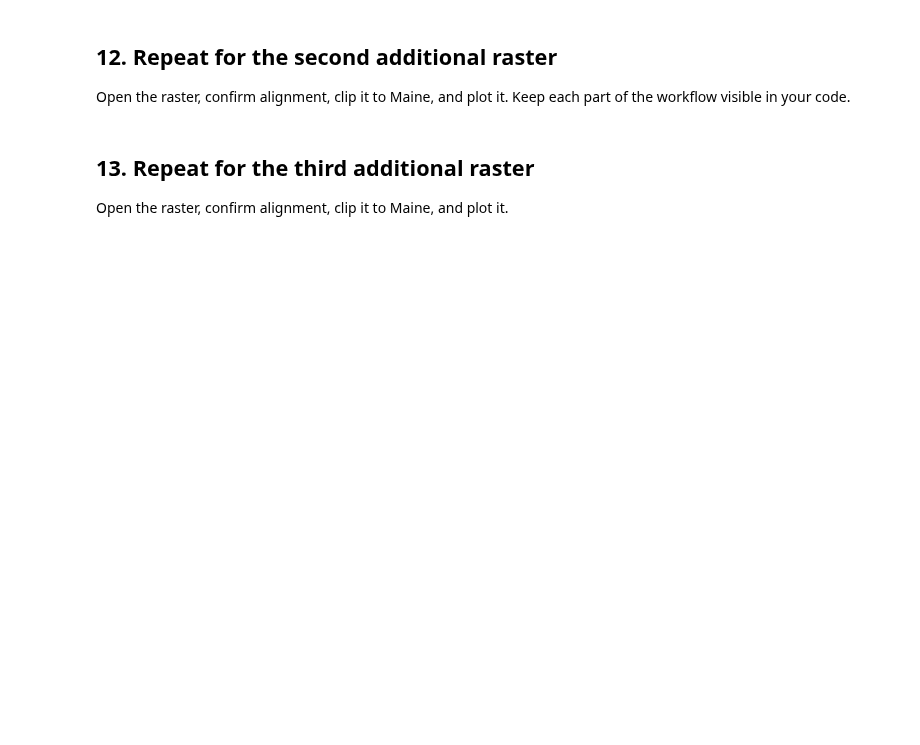
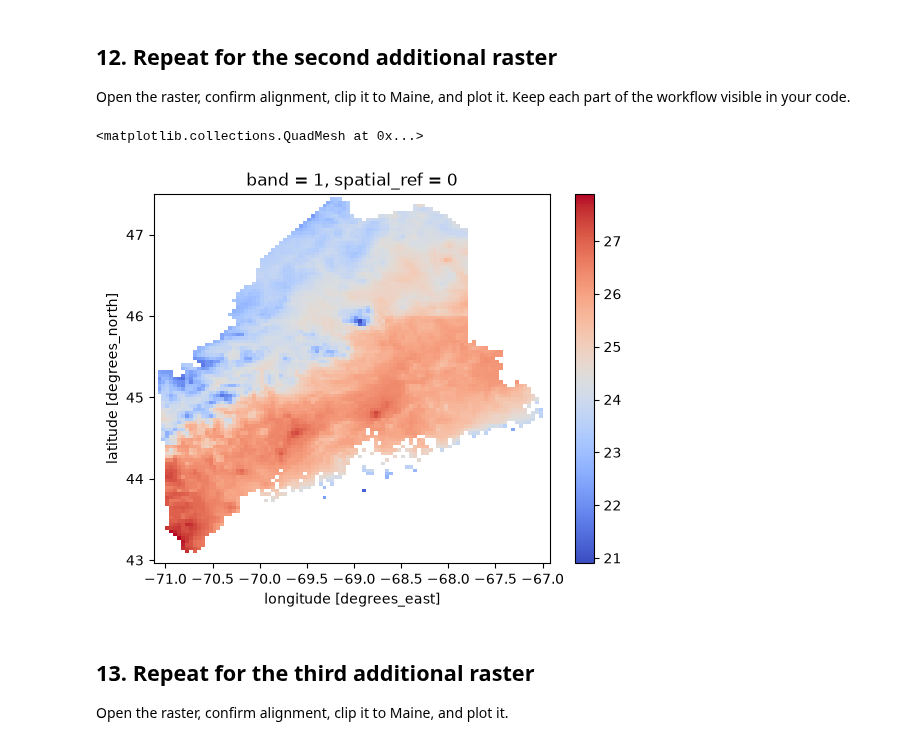
Before and after one commit to drewgutt/BIO597-SpatialBiodiversity, a Jupyter notebook: docs/assignments/Assignment-05-RasterData.ipynb, the cells around one changed output. Saved outputs shown, nothing was run; the diff lists cells and outputs as text; code cells hidden in the pictures; blank space fills up the shorter version.

```diff
--- a/docs/assignments/Assignment-05-RasterData.ipynb
+++ b/docs/assignments/Assignment-05-RasterData.ipynb
@@ -139,6 +253,32 @@ Use the same clipping settings as BIO1. Plot the Maine result with an appropriat
 Open the raster, confirm alignment, clip it to Maine, and plot it. Keep each part of the workflow visible in your code.
 # %%
 # Complete the workflow for the second additional raster.
+
+
+bioclim_path = Path("/home/jovyan/shared/bioclim")
+bio5_path = bioclim_path / "wc2.1_2.5m_bio_5.tif"
+
+bio5 = rxr.open_rasterio(
+    bio5_path,
+    masked=True,
+)
+
+
+
+
+bio5_maine = bio5.rio.clip(
+    maine_boundary.geometry,
+    maine_boundary.crs,
+    drop=True,
+    from_disk=True,
+)
+
+bio5_maine = bio5_maine.squeeze()
+
+bio5_maine.plot(cmap = "coolwarm")
+# %% [output]
+<matplotlib.collections.QuadMesh at 0x...>
+[figure, added]
 # %% [markdown]
 ## 13. Repeat for the third additional raster
 
```
Also changed, not shown: parts of 34 cells of this notebook.
